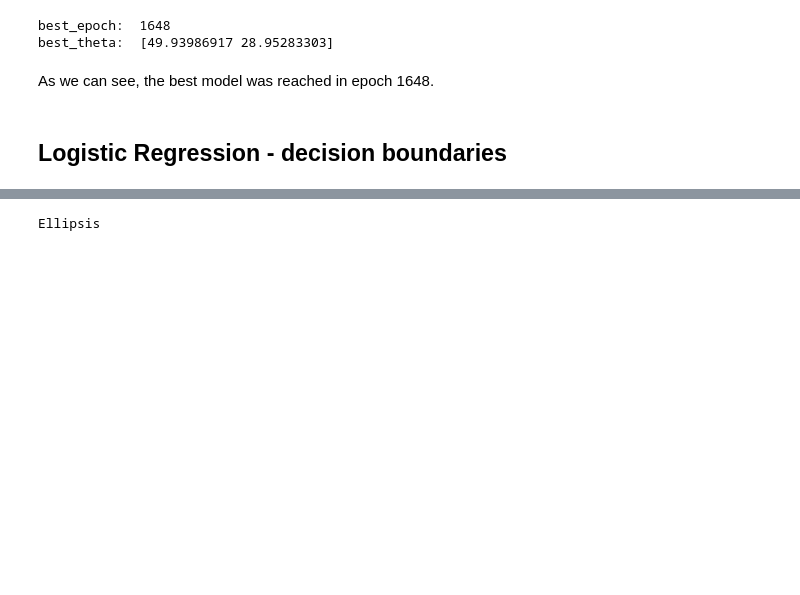
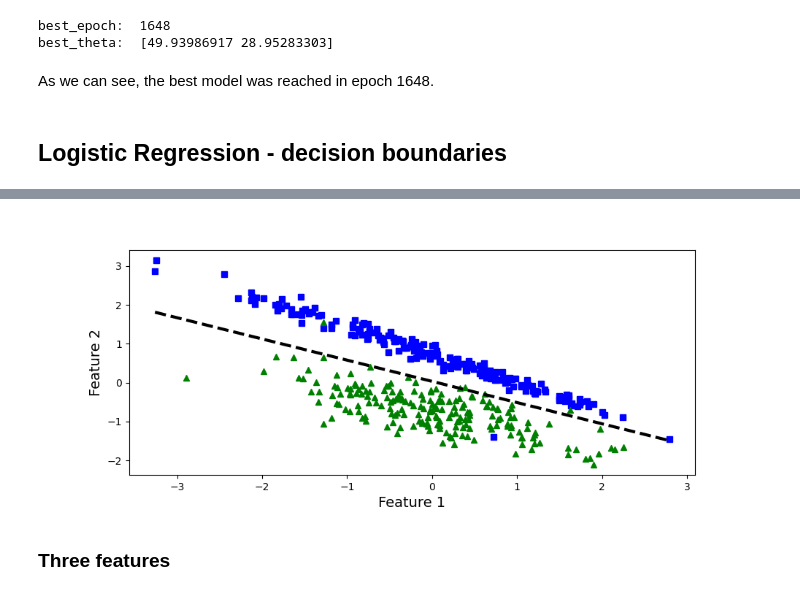
Before and after one commit to ArkadiuszSlowik/ml-models, a Jupyter notebook: model_understanding.ipynb, the cells around one changed output, grey strips where cells are left out. Drawn from its saved outputs; the diff is of its cells as text; code cells hidden in the pictures; blank space fills up the shorter version.

```diff
--- a/model_understanding.ipynb
+++ b/model_understanding.ipynb
@@ -354,12 +380,46 @@ Let's make a simple classifiaction datasets for 1,2 and 3 features using sklearn
+# %%
+%%capture --no-display
+
+X, y = datasets.make_classification(n_samples=500, n_features=2, n_informative=2, n_redundant=0, n_clusters_per_class=1)
+
+X_train, X_test, y_train, y_test = train_test_split(
+    X, y, test_size=0.2, random_state=42)
+
+X_std = X_train.copy()
+X_val_std = X_test.copy()
+
+std_pipeline = Pipeline([
+    ('std_scaler', StandardScaler()),
+    ])
+
+X_std = std_pipeline.fit_transform(X_std)
+X_val_std = std_pipeline.transform(X_val_std)
+# %%
+%%capture --no-display
+
+lr = logistic_regression_BGD()
+lr.fit(X_std,y_train, 4000, theta=np.array([0,0,0]))
+y_proba = lr.predict_proba(X_std)
+print(lr.theta[0])
+decision_boundary(X_std, y_train, X_std, y_proba, theta=lr.theta)
+# %% [output]
+[figure, added]
+# %% [markdown]
+<h3> Three features </h3>
 # %%
-# X, y = datasets.make_moons(n_samples=1000, shuffle=True, noise=0.3, random_state=42)
+%%capture --no-display
 
+X, y = datasets.make_classification(n_samples=1000, n_features=3, n_informative=3, n_redundant=0, n_clusters_per_class=1)
 
-# X_train, X_test, y_train, y_test = train_test_split(
-#     X, y, test_size=0.2, random_state=42)
+X_train, X_test, y_train, y_test = train_test_split(
+    X, y, test_size=0.2, random_state=42)
 
-# X_train.shape
+X_std = X_train.copy()
+X_val_std = X_test.copy()
 
-...
+std_pipeline = Pipeline([
+    ('std_scaler', StandardScaler()),
+    ])
+
+X_std = std_pipeline.fit_transform(X_std)
+X_val_std = std_pipeline.transform(X_val_std)
-# %% [output]
-Ellipsis
```
Also changed, not shown: parts of 16 cells of this notebook, 1 other file.
